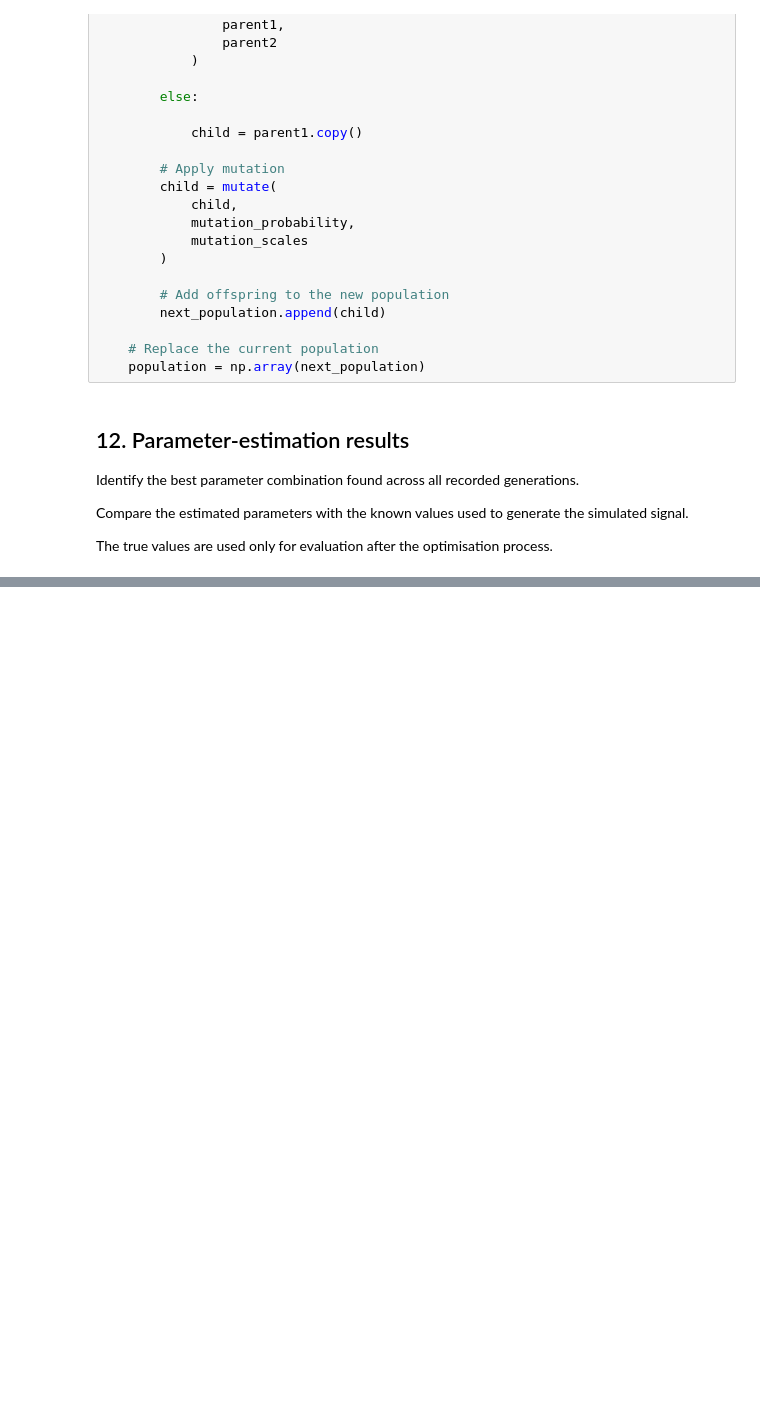
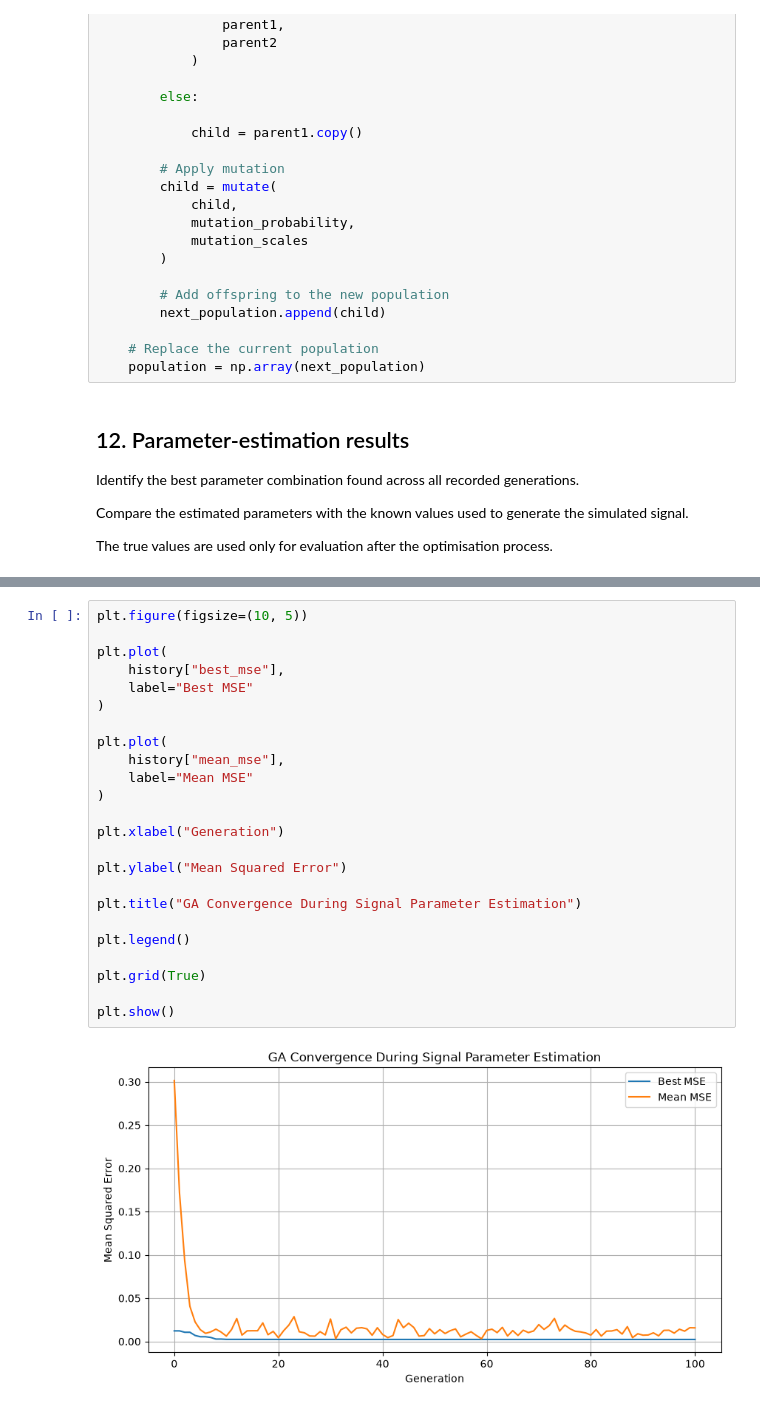
Before and after one commit to Silva-6/-engineering-ml-optimisation, a Jupyter notebook: notebooks/03_genetic_algorithm_signal_parameter_estimation.ipynb, the cells around one changed output, grey strips where cells are left out. Cells and saved outputs as stored; diff of their text form; blank space fills up the shorter version.

```diff
--- a/notebooks/03_genetic_algorithm_signal_parameter_estimation.ipynb
+++ b/notebooks/03_genetic_algorithm_signal_parameter_estimation.ipynb
@@ -641,0 +663,26 @@ Estimated MSE: 0.002258619282345616
+# %%
+plt.figure(figsize=(10, 5))
+
+plt.plot(
+    history["best_mse"],
+    label="Best MSE"
+)
+
+plt.plot(
+    history["mean_mse"],
+    label="Mean MSE"
+)
+
+plt.xlabel("Generation")
+
+plt.ylabel("Mean Squared Error")
+
+plt.title("GA Convergence During Signal Parameter Estimation")
+
+plt.legend()
+
+plt.grid(True)
+
+plt.show()
+# %% [output]
+[figure, added]
```
Also changed, not shown: parts of 26 cells of this notebook.
